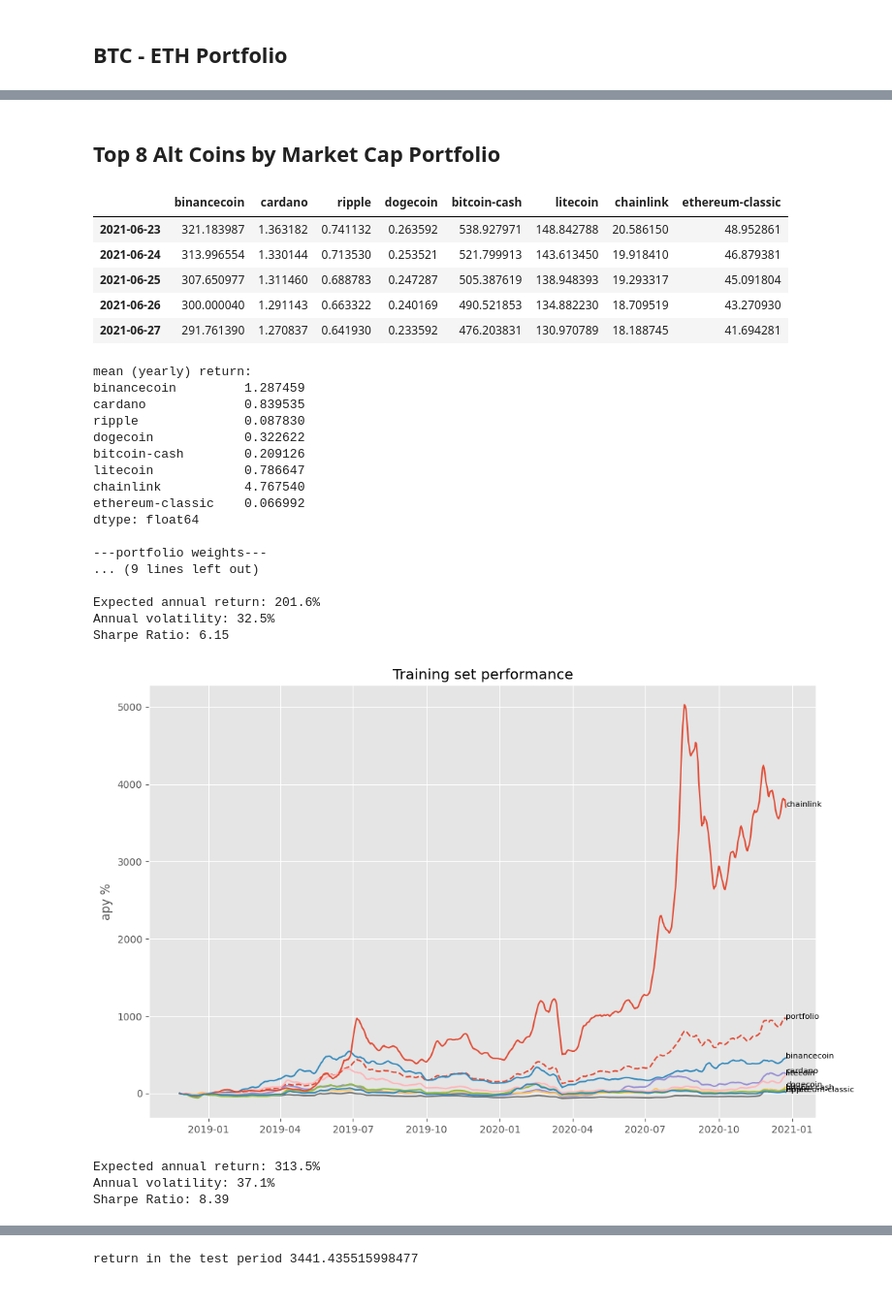
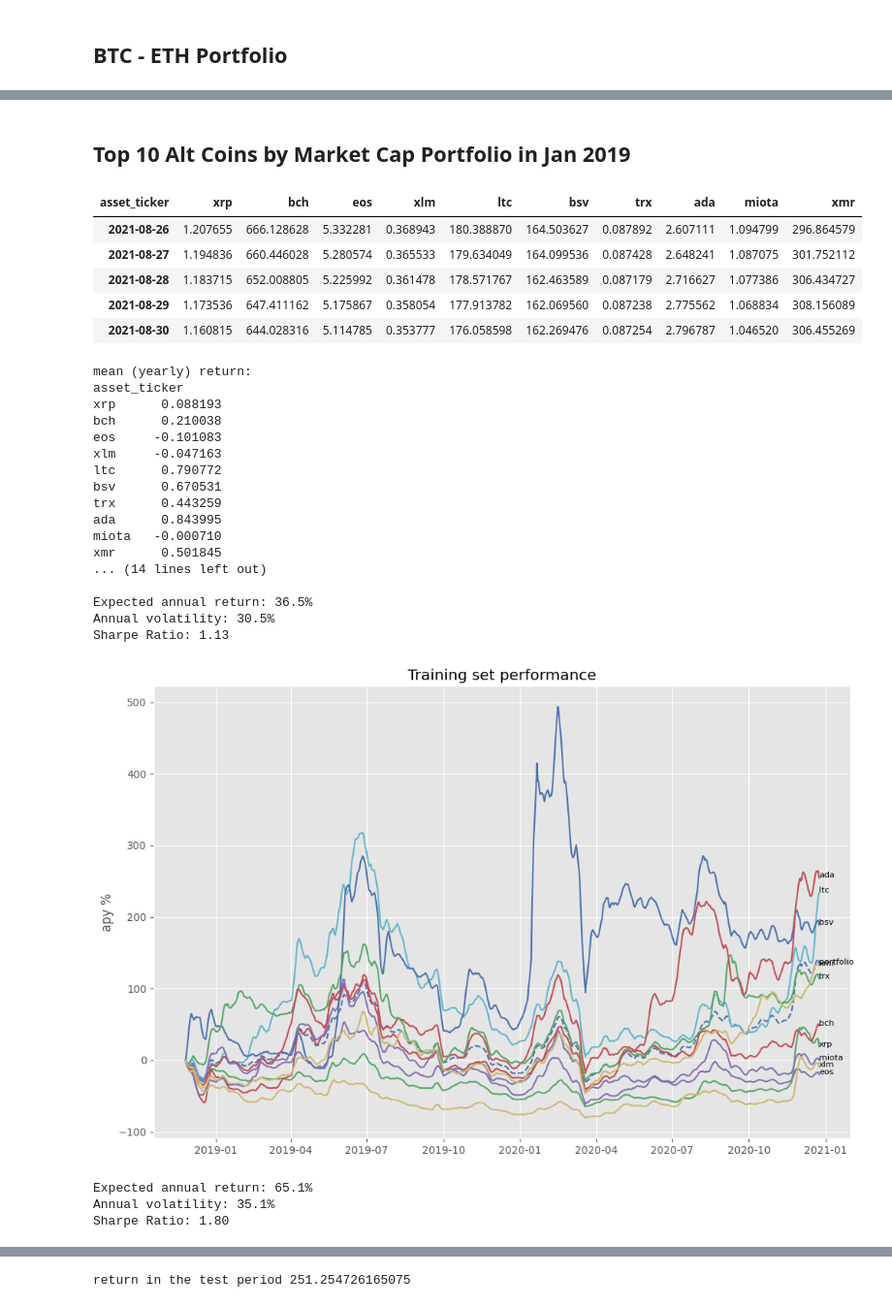
Before and after one commit to AffineLabs/contracts, a Jupyter notebook: notebook/adib/new_pfopt_by_asset_class.ipynb, the cells around one changed output, grey strips where cells are left out. Shown: that part at 97% size. Drawn from its saved outputs; the diff is of its cells as text; code cells hidden in the pictures.

```diff
--- a/notebook/adib/new_pfopt_by_asset_class.ipynb
+++ b/notebook/adib/new_pfopt_by_asset_class.ipynb
@@ -74,7 +76,7 @@ def evaluation(weights, assets_df, rebalance_period=1):
 
 
 
-def optimize_portfolio(train_df, test_df, rebalance_period, target_volatility, constraints_fn):
+def optimize_portfolio(train_df, test_df, rebalance_period, target_volatility=None, constraints_fn=None):
     # expected return
     mu = mean_historical_return(train_df, frequency=365)
     # covariance matrix
@@ -84,7 +86,10 @@ def optimize_portfolio(train_df, test_df, rebalance_period, target_volatility, c
     ef = EfficientFrontier(mu, S, weight_bounds=(0,1))
     # add the constraints
     constraints_fn(ef, train_df)
-    weights = ef.efficient_risk(target_volatility=target_volatility)
+    if target_volatility is None:
+        weights = ef.min_volatility()
+    else:
+        weights = ef.efficient_risk(target_volatility=target_volatility)
     print("\n---portfolio weights---")
     pprint(ef.clean_weights())
     print("\n")
@@ -97,7 +102,13 @@ def optimize_portfolio(train_df, test_df, rebalance_period, target_volatility, c
     print("return in the test period", roi[-1])
     return ef.clean_weights(), roi
 # %%
-asset_prices_df = pd.read_csv("../data/clean_data/asset_prices_2021-07-08.csv", index_col=0)
-asset_prices_df.index = [datetime.strptime(d,"%Y-%m-%d").date() for d in asset_prices_df.index]
+# asset_prices_df = pd.read_csv("../data/clean_data/asset_prices_2021-07-08.csv", index_col=0)
+engine = create_engine(os.environ.get("POSTGRES_REMOTE_URL"))
+asset_prices_df = pd.read_sql_table("asset_price", engine)
+# convert data from long to wide format
+asset_prices_df = asset_prices_df.pivot(
+    index="timestamp", columns="asset_ticker", values="closing_price"
+)
+asset_prices_df.index = [pd.to_datetime(t).date() for t in asset_prices_df.index]
 asset_prices_df.tail(10)
 # %% [output]
@@ -216,48 +232,49 @@ return in the test period 924.3274850977498
 # %% [markdown]
-## Top 8 Alt Coins by Market Cap Portfolio
+## Top 10 Alt Coins by Market Cap Portfolio in Jan 2019
 # %%
-alt_coins_df = asset_prices_df.iloc[:,2:-6]
+alt_coins_df = asset_prices_df[["xrp", "bch", "eos", "xlm", "ltc",
+                                "bsv", "trx", "ada", "miota", "xmr"]]
 train_df = alt_coins_df[alt_coins_df.index < datetime.strptime(split_date, '%Y-%m-%d').date()]
 test_df = alt_coins_df[(alt_coins_df.index >= datetime.strptime(test_start, '%Y-%m-%d').date())
                         & (alt_coins_df.index <= datetime.strptime(test_end, '%Y-%m-%d').date())]
 
 alt_coins_df.tail()
 # %% [output]
-|  | binancecoin | cardano | ripple | dogecoin | bitcoin-cash | litecoin | chainlink | ethereum-classic |
-| 2021-06-23 | 321.183987 | 1.363182 | 0.741132 | 0.263592 | 538.927971 | 148.842788 | 20.586150 | 48.952861 |
-| 2021-06-24 | 313.996554 | 1.330144 | 0.713530 | 0.253521 | 521.799913 | 143.613450 | 19.918410 | 46.879381 |
-| 2021-06-25 | 307.650977 | 1.311460 | 0.688783 | 0.247287 | 505.387619 | 138.948393 | 19.293317 | 45.091804 |
-| 2021-06-26 | 300.000040 | 1.291143 | 0.663322 | 0.240169 | 490.521853 | 134.882230 | 18.709519 | 43.270930 |
-| 2021-06-27 | 291.761390 | 1.270837 | 0.641930 | 0.233592 | 476.203831 | 130.970789 | 18.188745 | 41.694281 |
+| asset_ticker | xrp | bch | eos | xlm | ltc | bsv | trx | ada | miota | xmr |
+| 2021-08-26 | 1.207655 | 666.128628 | 5.332281 | 0.368943 | 180.388870 | 164.503627 | 0.087892 | 2.607111 | 1.094799 | 296.864579 |
+| 2021-08-27 | 1.194836 | 660.446028 | 5.280574 | 0.365533 | 179.634049 | 164.099536 | 0.087428 | 2.648241 | 1.087075 | 301.752112 |
+| 2021-08-28 | 1.183715 | 652.008805 | 5.225992 | 0.361478 | 178.571767 | 162.463589 | 0.087179 | 2.716627 | 1.077386 | 306.434727 |
+| 2021-08-29 | 1.173536 | 647.411162 | 5.175867 | 0.358054 | 177.913782 | 162.069560 | 0.087238 | 2.775562 | 1.068834 | 308.156089 |
+| 2021-08-30 | 1.160815 | 644.028316 | 5.114785 | 0.353777 | 176.058598 | 162.269476 | 0.087254 | 2.796787 | 1.046520 | 306.455269 |
 # %%
 def risk3_constraints(ef, train_df):
     for i in range(len(train_df.columns)):
         ef.add_constraint(lambda w: w[i] >= 0.05)
-        ef.add_constraint(lambda w: w[i] <= 0.3)
+        ef.add_constraint(lambda w: w[i] <= 0.20)
 
 risk3_weights, risk3_roi = optimize_portfolio(train_df, test_df,
                                    rebalance_period=30,
-                                   target_volatility=0.7,
+                                   target_volatility=None,
                                    constraints_fn=risk3_constraints)
 # %% [output]
 mean (yearly) return:
-binancecoin         1.287459
-cardano             0.839535
-ripple              0.087830
-dogecoin            0.322622
-bitcoin-cash        0.209126
-litecoin            0.786647
-chainlink           4.767540
-ethereum-classic    0.066992
-dtype: float64
+asset_ticker
+xrp      0.088193
+bch      0.210038
+eos     -0.101083
+xlm     -0.047163
+ltc      0.790772
+bsv      0.670531
+trx      0.443259
+ada      0.843995
+miota   -0.000710
+xmr      0.501845
+... (14 lines left out)
 
----portfolio weights---
-... (9 lines left out)
-
-Expected annual return: 201.6%
-Annual volatility: 32.5%
-Sharpe Ratio: 6.15
+Expected annual return: 36.5%
+Annual volatility: 30.5%
+Sharpe Ratio: 1.13
-[figure, old version]
+[figure, new version]
-Expected annual return: 313.5%
-Annual volatility: 37.1%
-Sharpe Ratio: 8.39
+Expected annual return: 65.1%
+Annual volatility: 35.1%
+Sharpe Ratio: 1.80
@@ -265,4 +282,4 @@ Sharpe Ratio: 8.39
-return in the test period 3441.435515998477
+return in the test period 251.254726165075
 # %%
 def mix_asset_portfolios(rois, allocations, init_investment=10000):
     portfolio_roi = sum([
```
Also changed, not shown: parts of 8 cells of this notebook, 2 other files.
